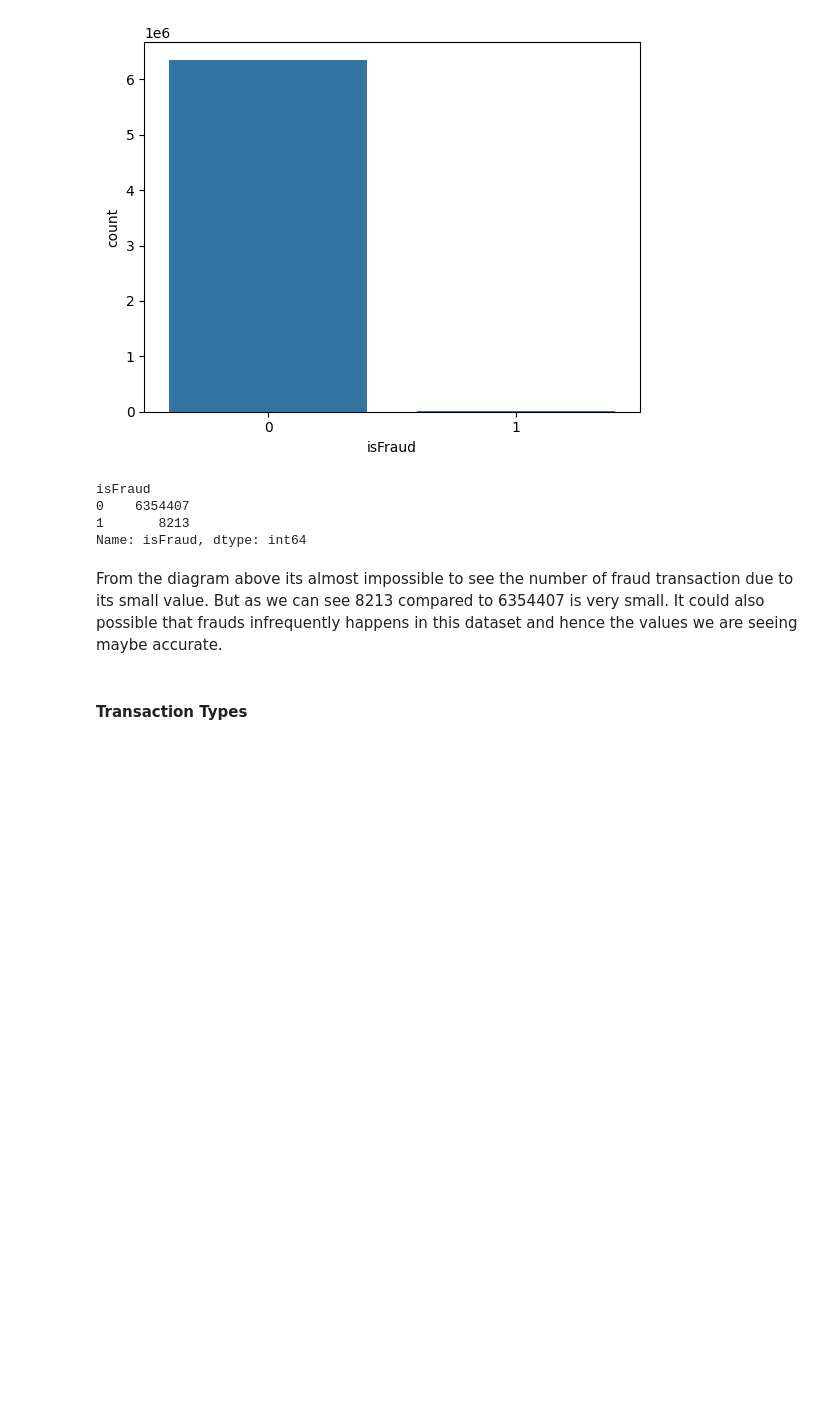
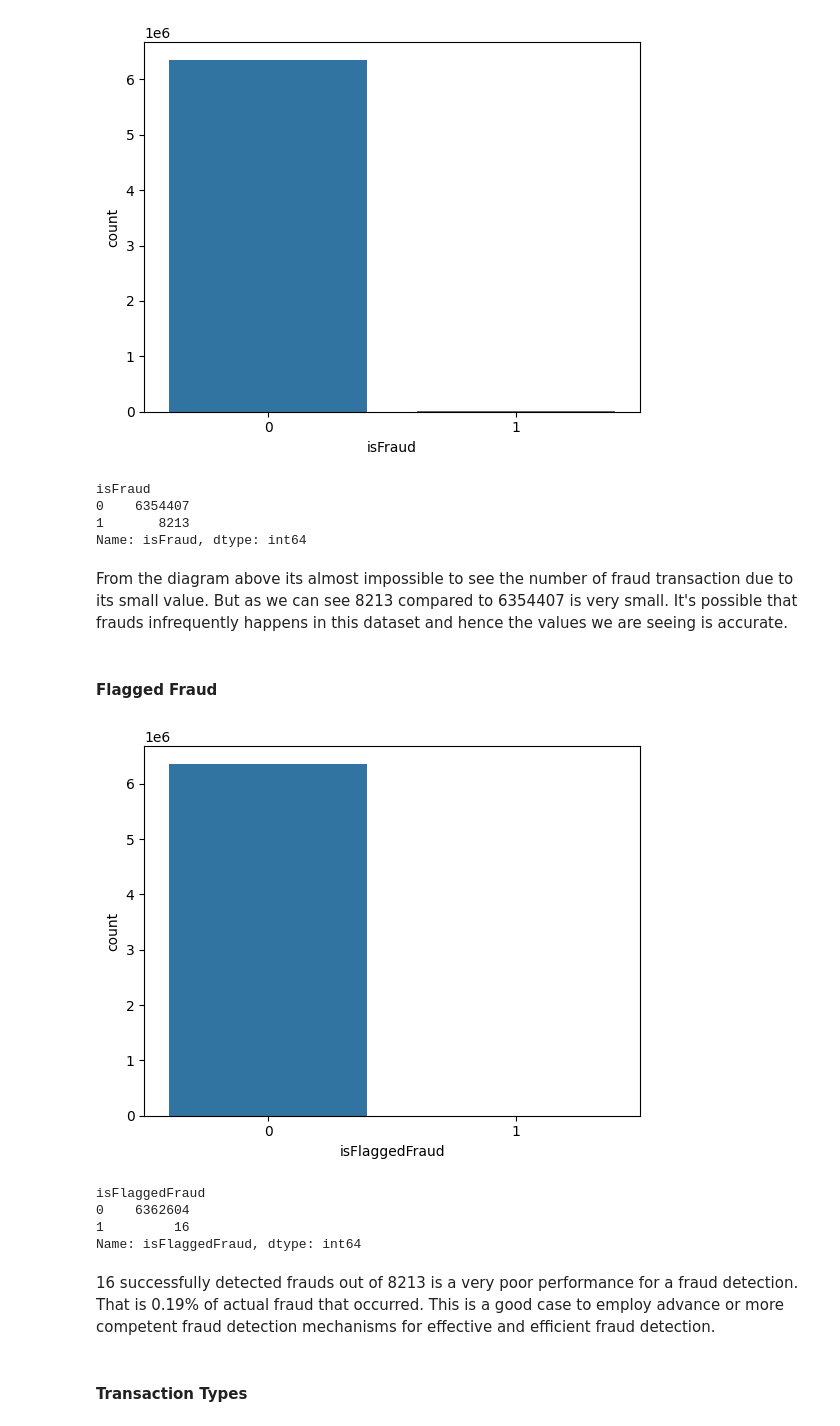
Before and after one commit to spectralcodex/momo-fincrime, a Jupyter notebook: fincrime.ipynb, the cells around one changed output. Saved outputs shown, nothing was run; the diff lists cells and outputs as text; code cells hidden in the pictures; blank space fills up the shorter version.

```diff
--- a/fincrime.ipynb
+++ b/fincrime.ipynb
@@ -145,7 +145,25 @@ isFraud
 1       8213
 Name: isFraud, dtype: int64
 # %% [markdown]
-From the diagram above its almost impossible to see the number of fraud transaction due to its small value. But as we can see 8213 compared to 6354407 is very small. It could also possible that frauds infrequently happens in this dataset and hence the values we are seeing maybe accurate.
+From the diagram above its almost impossible to see the number of fraud transaction due to its small value. But as we can see 8213 compared to 6354407 is very small. It's possible that frauds infrequently happens in this dataset and hence the values we are seeing is accurate.
+# %% [markdown]
+#### Flagged Fraud
+# %%
+# successfully flagged fraud
+sns.countplot(x = 'isFlaggedFraud',  data=dataset)
+plt.show()
+# %% [output]
+[figure, added]
+# %%
+# number of successfully flagged frauds in the dataset
+dataset.groupby('isFlaggedFraud')['isFlaggedFraud'].count()
+# %% [output]
+isFlaggedFraud
+0    6362604
+1         16
+Name: isFlaggedFraud, dtype: int64
+# %% [markdown]
+16 successfully detected frauds out of 8213 is a very poor performance for a fraud detection. That is 0.19% of actual fraud that occurred. This is a good case to employ advance or more competent fraud detection mechanisms for effective and efficient fraud detection.
 # %% [markdown]
 #### Transaction Types
 # %%
```
Also changed, not shown: parts of 10 cells of this notebook.
